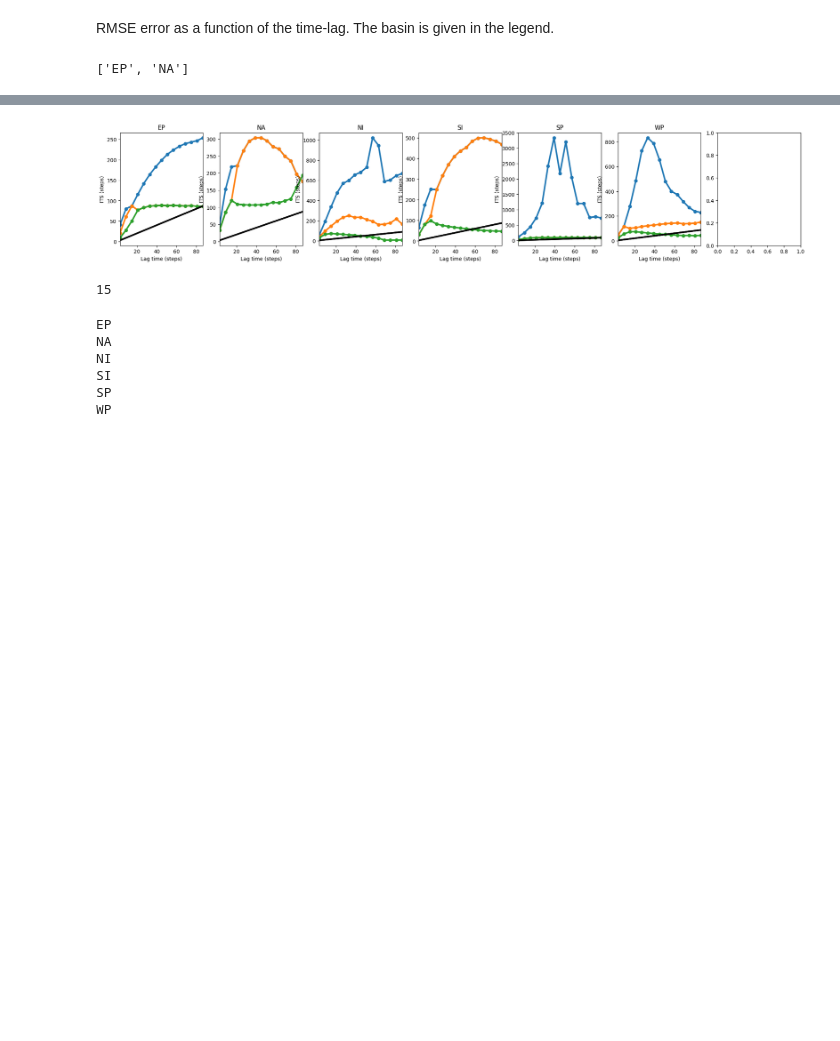
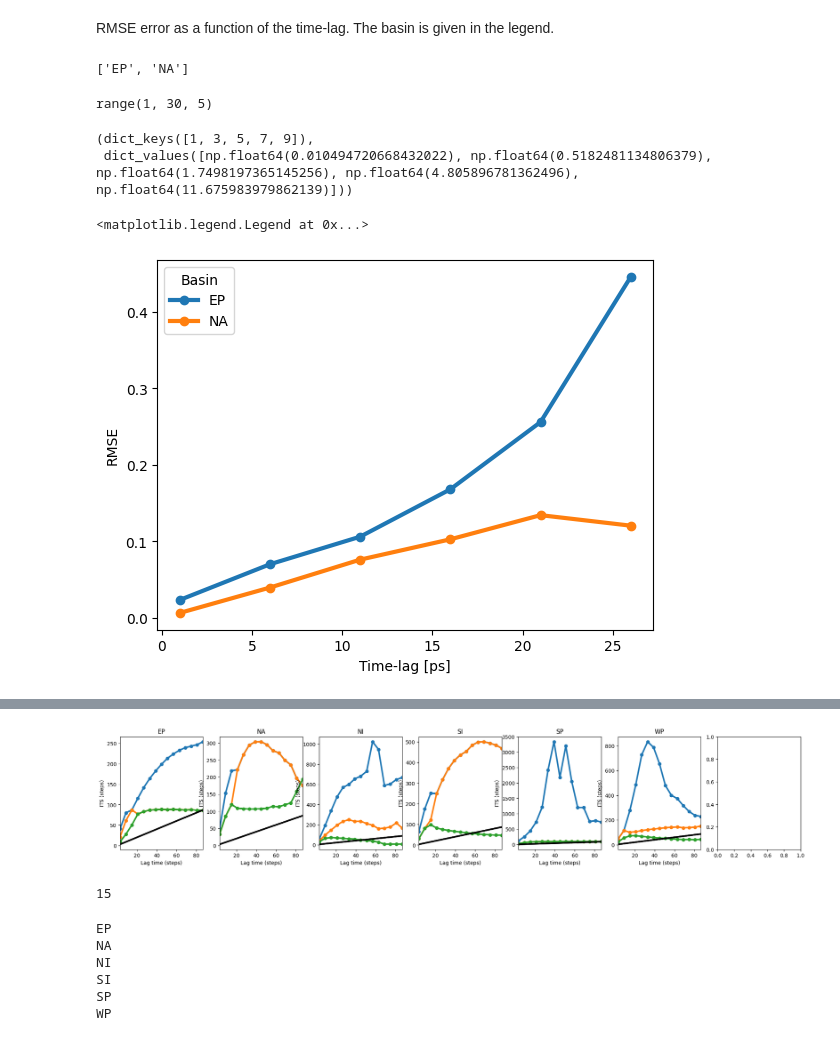
Before and after one commit to ejbrun/koopman_learning_tropical_cyclone, a Jupyter notebook: examples/koopman_kernel_for_TC_spectral_consistency_analysis.ipynb, the cells around one changed output, grey strips where cells are left out. Saved outputs shown, nothing was run; the diff lists cells and outputs as text; code cells hidden in the pictures; blank space fills up the shorter version.

Commit message:
customize nystroem kernel for slide_by scaling

```diff
--- a/examples/koopman_kernel_for_TC_spectral_consistency_analysis.ipynb
+++ b/examples/koopman_kernel_for_TC_spectral_consistency_analysis.ipynb
@@ -132,0 +172,3 @@ def time_lag_scaling(basin: str, time_step_h: float, time_lags: list[int], year_
+# %%
+time_step_h = 1
+basin = "EP"
@@ -132,0 +324,13 @@ def time_lag_scaling(basin: str, time_step_h: float, time_lags: list[int], year_
+# %%
+error_d = {}
+tscale_d = {}
+time_step_h = 1
+context_length = 23
+slide_bys = range(1, 10, 2)
+# slide_bys = range(1, 30, 5)
+# slide_bys = [1, 5, 10]
+basins = BASINS[:-5]
+for basin in basins:
+    e_d, ts_d = slide_by_scaling(basin, time_step_h, slide_bys, context_length=context_length)
+    error_d[basin] = e_d
+    tscale_d[basin] = ts_d
@@ -181,0 +444,22 @@ basins
+# %%
+time_lags
+# %% [output]
+range(1, 30, 5)
+# %%
+error_d[basin].keys(), error_d[basin].values()
+# %% [output]
+(dict_keys([1, 3, 5, 7, 9]),
+ dict_values([np.float64(0.010494720668432022), np.float64(0.5182481134806379), np.float64(1.7498197365145256), np.float64(4.805896781362496), np.float64(11.675983979862139)]))
+# %%
+fig, ax = plt.subplots()
+# fig.set_size_inches(16, 8)
+
+for basin in basins:
+    ax.plot(error_d[basin].keys(), error_d[basin].values(), lw=3, marker='o', label=basin)
+ax.set_xlabel("Time-lag [ps]")
+ax.set_ylabel("RMSE")
+# ax.margins(x=0)
+ax.legend(title="Basin")
+# %% [output]
+<matplotlib.legend.Legend at 0x...>
+[figure, added]
```
Also changed, not shown: parts of 30 cells of this notebook, 2 other files.
